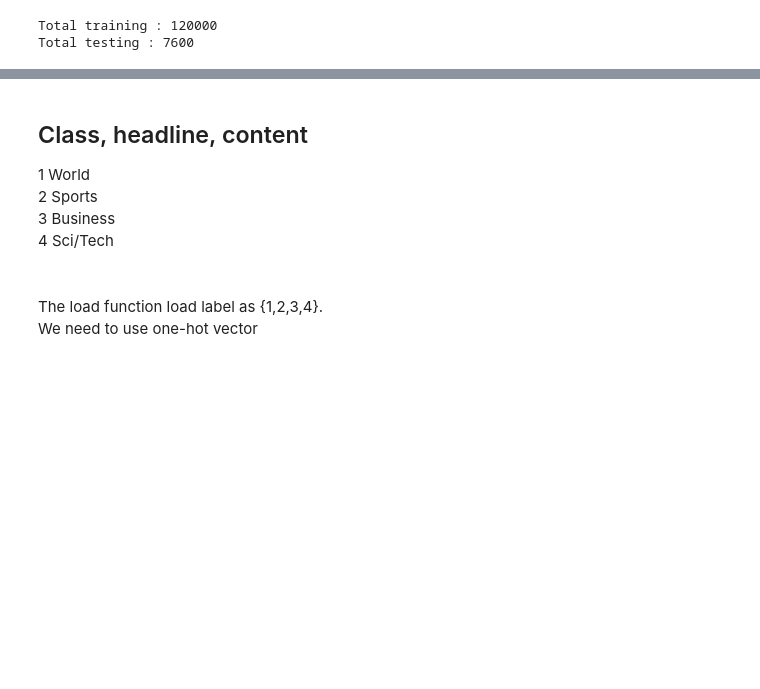
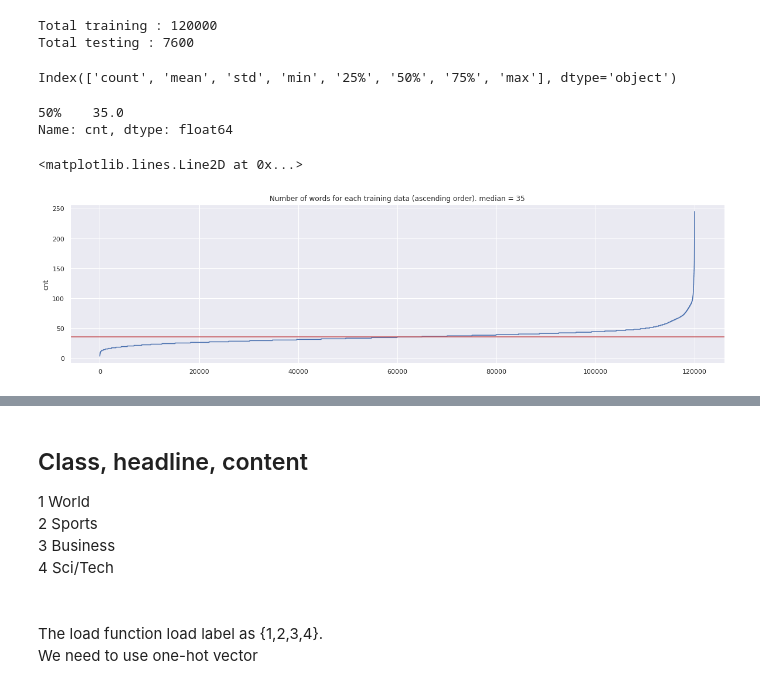
Before and after one commit to IIT-ML/interpretable-text-classification, a Jupyter notebook: AGnews_dataset_debug.ipynb, the cells around one changed output, grey strips where cells are left out. Cells and saved outputs as stored; diff of their text form; code cells hidden in the pictures; blank space fills up the shorter version.

```diff
--- a/AGnews_dataset_debug.ipynb
+++ b/AGnews_dataset_debug.ipynb
@@ -3,13 +3,21 @@ import os
 import logging
 import numpy as np
 import glob
+import seaborn as sns
+import pandas as pd
 from bs4 import BeautifulSoup
 from nltk.tokenize import word_tokenize
 from utils.dataset_helper import load_ag_news
 
+
+os.environ['CUDA_VISIBLE_DEVICES'] = ''
 os.environ['TZ'] = 'America/Chicago'
 logger = logging.getLogger()
 logger.setLevel(logging.INFO)
+import seaborn as sns
+import matplotlib.pyplot as plt
+
+sns.set(style="darkgrid")
 # %%
 PATH = './dataset/ag_news_csv/'
 # %%
@@ -29,0 +46,23 @@ Total testing : 7600
+# %%
+train_len = [len(x) for x in x_train]
+tl = pd.DataFrame(sorted(train_len), columns=['cnt'])
+# %%
+tl.describe().index
+# %% [output]
+Index(['count', 'mean', 'std', 'min', '25%', '50%', '75%', 'max'], dtype='object')
+# %%
+m = tl.describe().loc[['50%']]['cnt']
+# %%
+m
+# %% [output]
+50%    35.0
+Name: cnt, dtype: float64
+# %%
+plt.figure(figsize=(20, 5))
+plt.title('Number of words for each training data (ascending order). median = {}'.format(int(m)))
+ax = sns.lineplot(x=tl.index, y="cnt", data=tl)
+plt.axhline(y=float(m), color='r')
+# plt.text(.5, .05, 'aaaaa', ha='center')
+# %% [output]
+<matplotlib.lines.Line2D at 0x...>
+[figure, added]
```
Also changed, not shown: parts of 4 cells of this notebook, 1 other file.
